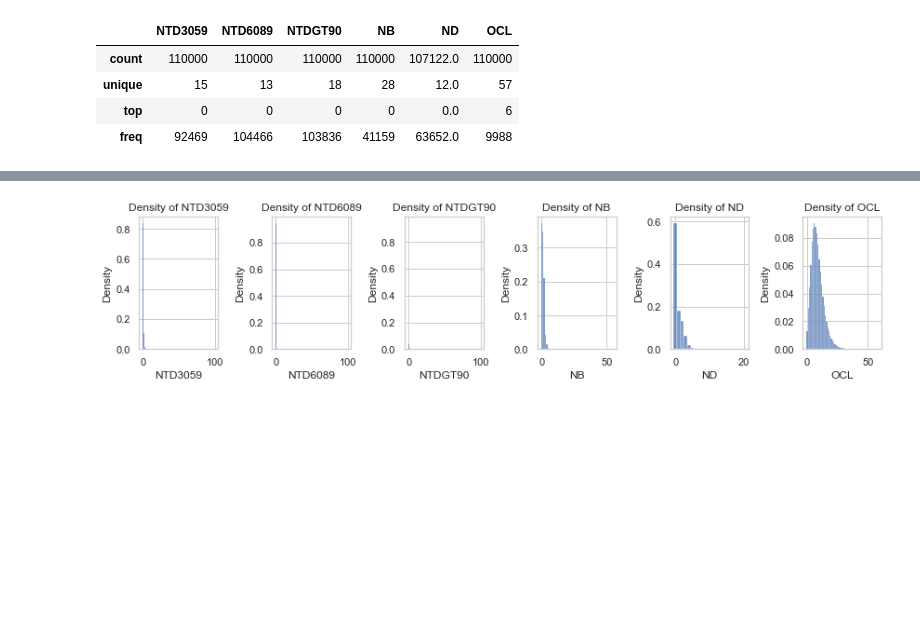
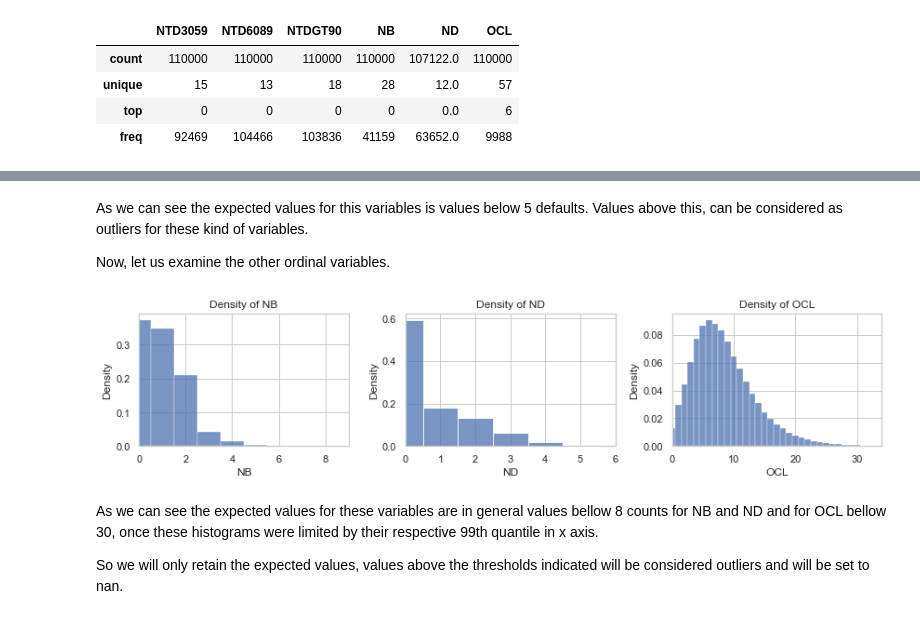
Before and after one commit to jlpscampos/Credit-Default-Model, a Jupyter notebook: EDA.ipynb, the cells around one changed output, grey strips where cells are left out. Cells and saved outputs as stored; diff of their text form; code cells hidden in the pictures; blank space fills up the shorter version.

```diff
--- a/EDA.ipynb
+++ b/EDA.ipynb
@@ -92,12 +97,12 @@ Still in the above table, looking at the higher percentiles, for UIS column the
 To deal with the **outliers**, we will use the following rule, if a cell value is above or equal to the 99th percentile, a null value will be assigned, otherwise it does not change, this rule will be applied to UIS, RDW and MW. For age the opposite rule will be applied, but for values less than 18 years.
 # %%
 # Dealing with outliers in continuous
-colls = ['UIS','RDW','MW']
+cols = ['UIS','RDW','MW']
 vals = [1,1,14593.40]
-for col, val in zip(colls, vals):
+for col, val in zip(cols, vals):
     df.loc[df[col] >  val, col] = np.nan
 df.loc[df['age'] < 18, 'age'] = np.nan
 
 custom_quantiles = [ 0.05, 0.25, 0.75, 0.95, 0.99 ]
-df.describe(percentiles=custom_quantiles).round(2)
+df[cols].describe(percentiles=custom_quantiles).round(2)
 # %% [output]
@@ -159,0 +167,25 @@ For ordinal categorical variables, we can see that for variables related to exis
+# %%
+sns.set(style="whitegrid")
+
+# Set the style for the plots (optional)
+sns.set(style="whitegrid")
+
+# Create subplots with 4 columns per row
+fig, axes = plt.subplots(nrows=1, ncols=3, figsize=(12, 3))
+
+# Flatten the axes for easier iteration
+axes = axes.flatten()
+
+cols =['NTD3059', 'NTD6089', 'NTDGT90']
+# Iterate through each column and plot the PDF
+for i, col in enumerate(cols):
+    sns.histplot(data=df, x=col, stat="density", ax=axes[i], fill=True)
+    axes[i].set_title(f'Density of {col}')
+    axes[i].set_xlabel('Number of Previous Defaults')
+    axes[i].set_xlim([0,6])
+
+# Adjust layout
+plt.tight_layout()
+
+# Show the plots
+plt.show()
@@ -160,25 +194,36 @@ For ordinal categorical variables, we can see that for variables related to exis
+# %% [markdown]
+As we can see the expected values for this variables is values below 5 defaults. Values above this, can be considered as outliers for these kind of variables.
+
+Now, let us examine the other ordinal variables.
 # %%
 sns.set(style="whitegrid")
 
 # Set the style for the plots (optional)
 sns.set(style="whitegrid")
 
 # Create subplots with 4 columns per row
-fig, axes = plt.subplots(nrows=1, ncols=6, figsize=(12, 3))
+fig, axes = plt.subplots(nrows=1, ncols=3, figsize=(12, 3))
 
 # Flatten the axes for easier iteration
 axes = axes.flatten()
 
+cols =['NB', 'ND', 'OCL']
 # Iterate through each column and plot the PDF
-for i, col in enumerate(categorical):
-    #sns.kdeplot(data=df[column], ax=axes[i], fill=True)
-    sns.histplot(data=df, x=col, stat="density", ax=axes[i], fill=True)
+for i, col in enumerate(cols):
+    sns.histplot(data=df, x=col,  stat="density", ax=axes[i], fill=True)
     axes[i].set_title(f'Density of {col}')
+    #axes[i].set_xlabel('Number of Previous Defaults')
+    lims = [np.nanmin(np.array(df[col])), np.nanquantile(np.array(df[col]),0.999) ]
+    axes[i].set_xlim(lims)
 
 # Adjust layout
 plt.tight_layout()
 
 # Show the plots
 plt.show()
 # %% [output]
-[figure, old version]
+[figure, new version]
+# %% [markdown]
+As we can see the expected values for these variables are in general values bellow 8 counts for NB and ND and for OCL bellow 30, once these histograms were limited by their respective 99th quantile in x axis.
+
+So we will only retain the expected values, values above the thresholds indicated will be considered outliers and will be set to nan.
```
Also changed, not shown: parts of 35 cells of this notebook, 1 other file.
